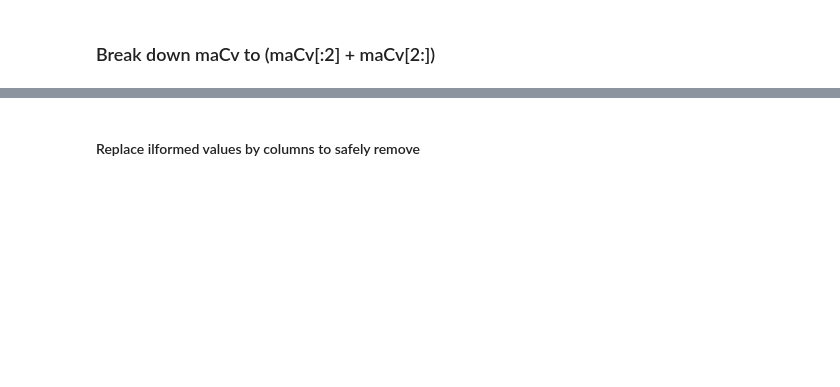
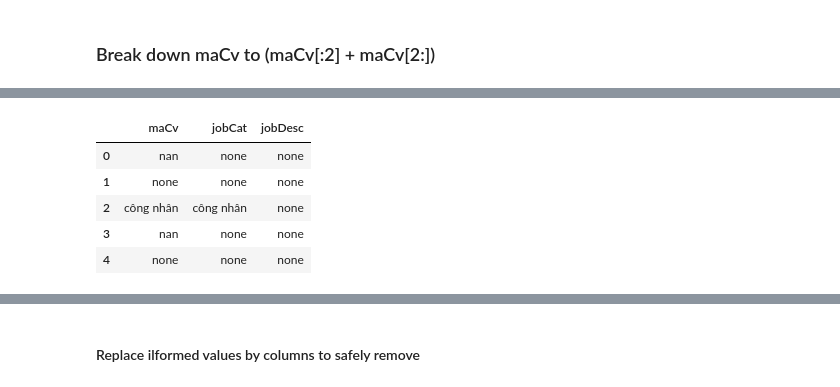
Before and after one commit to alerk/ml_class, a Jupyter notebook: 13.1.kalapa_challenge_data_clean_transform.ipynb, the cells around one changed output, grey strips where cells are left out. Cells and saved outputs as stored; diff of their text form; code cells hidden in the pictures; blank space fills up the shorter version.

```diff
--- a/13.1.kalapa_challenge_data_clean_transform.ipynb
+++ b/13.1.kalapa_challenge_data_clean_transform.ipynb
@@ -92,5 +93,8 @@ cond = (
     ~((pdfTrainRaw["age_source1"]<18) | (pdfTrainRaw["age_source2"]<18)) # Filter out age < 18, keep NaN
 )
 pdfTrain = pdfTrainRaw[cond].copy()
+pdfTrain["maCv"] = pdfTrain["maCv"].apply(lambda x: str(x).lower())
+pdfTrain["province"] = pdfTrain["province"].apply(lambda x: str(x).lower())
+print(pdfTrain.shape)
 printRuntime()
 # %% [output]
@@ -249,2 +242,11 @@ printRuntime()
 -------------------
+# %%
+pdfTrain[["maCv", "jobCat", "jobDesc"]].head()
+# %% [output]
+|  | maCv | jobCat | jobDesc |
+| 0 | nan | none | none |
+| 1 | none | none | none |
+| 2 | công nhân | công nhân | none |
+| 3 | nan | none | none |
+| 4 | none | none | none |
 # %%
```
Also changed, not shown: parts of 67 cells of this notebook, 6 other files.
